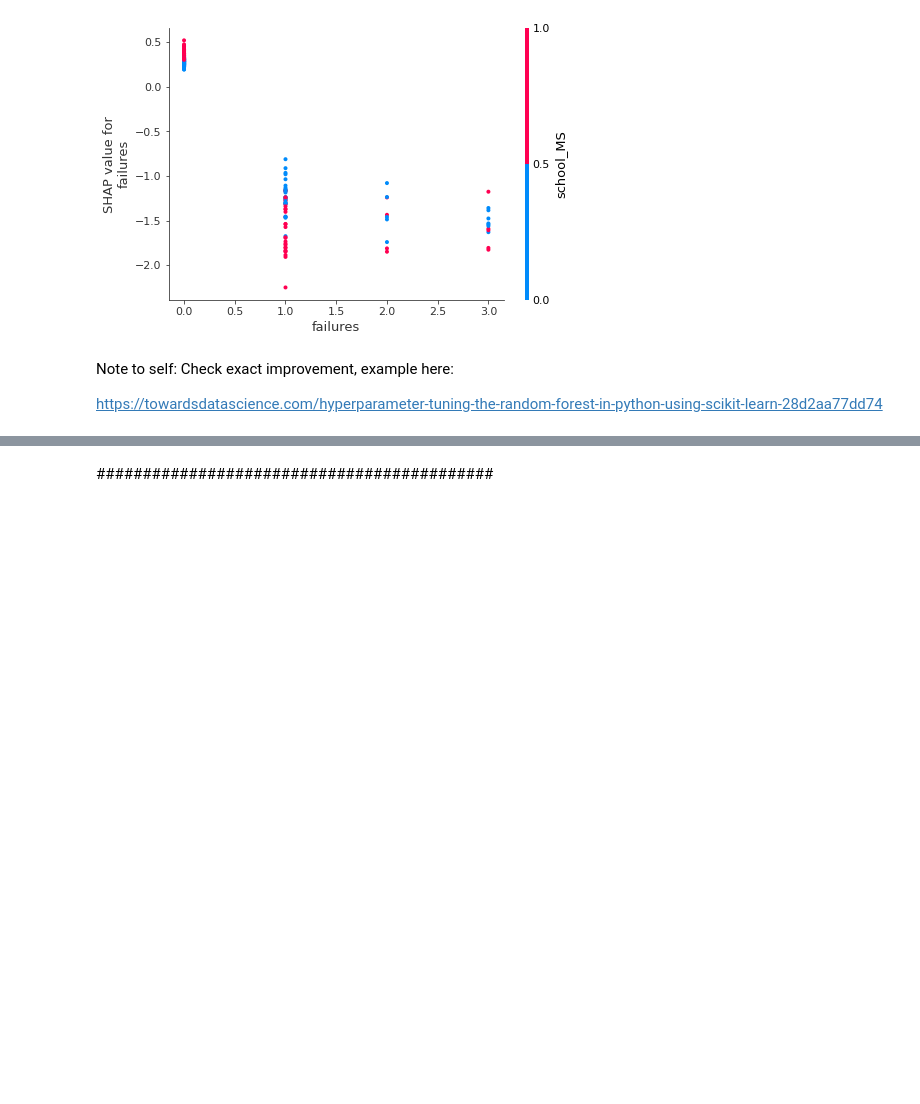
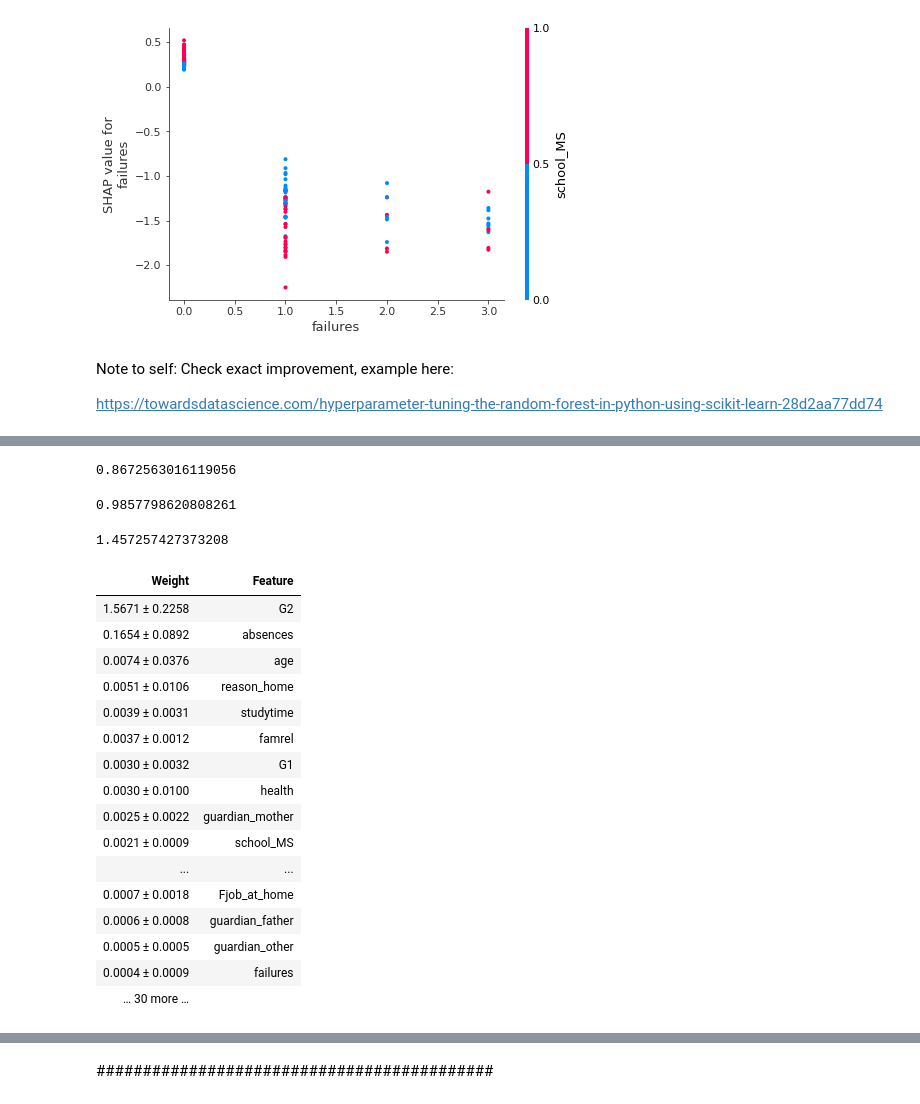
Before and after one commit to NeilCollinsMS/Advanced-Data-Repository, a Jupyter notebook: Neil's_ADA_Models.ipynb, the cells around one changed output, grey strips where cells are left out. Drawn from its saved outputs; the diff is of its cells as text; code cells hidden in the pictures; blank space fills up the shorter version.

```diff
--- a/Neil's_ADA_Models.ipynb
+++ b/Neil's_ADA_Models.ipynb
@@ -314,0 +399,35 @@ Note to self: Underperforming/Proficiency/etc.. models to see if predicting tier
+# %%
+true_math_full_predictions = true_math_full.predict(X_test)
+
+r2_score(y_test,true_math_full_predictions)
+# %% [output]
+0.8672563016119056
+# %%
+mean_absolute_error(y_test,true_math_full_predictions)
+# %% [output]
+0.9857798620808261
+# %%
+mean_squared_error(y_test,true_math_full_predictions,squared=False)
+# %% [output]
+1.457257427373208
+# %%
+perm = PermutationImportance(true_math_full, random_state=1).fit(X_test, y_test)
+eli5.show_weights(perm, feature_names = X_test.columns.tolist())
+# %% [output]
+| Weight | Feature |
+| 1.5671 ± 0.2258 | G2 |
+| 0.1654 ± 0.0892 | absences |
+| 0.0074 ± 0.0376 | age |
+| 0.0051 ± 0.0106 | reason_home |
+| 0.0039 ± 0.0031 | studytime |
+| 0.0037 ± 0.0012 | famrel |
+| 0.0030 ± 0.0032 | G1 |
+| 0.0030 ± 0.0100 | health |
+| 0.0025 ± 0.0022 | guardian_mother |
+| 0.0021 ± 0.0009 | school_MS |
+| ... | ... |
+| 0.0007 ± 0.0018 | Fjob_at_home |
+| 0.0006 ± 0.0008 | guardian_father |
+| 0.0005 ± 0.0005 | guardian_other |
+| 0.0004 ± 0.0009 | failures |
+| … 30 more … |  |
```
Also changed, not shown: parts of 12 cells of this notebook.
